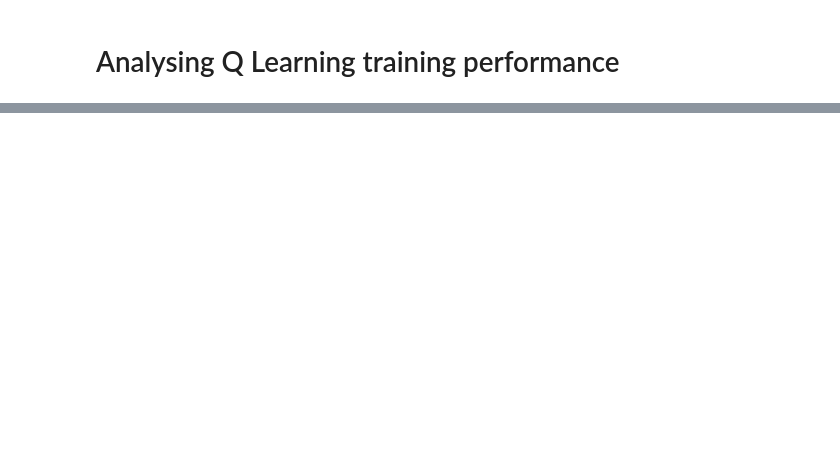
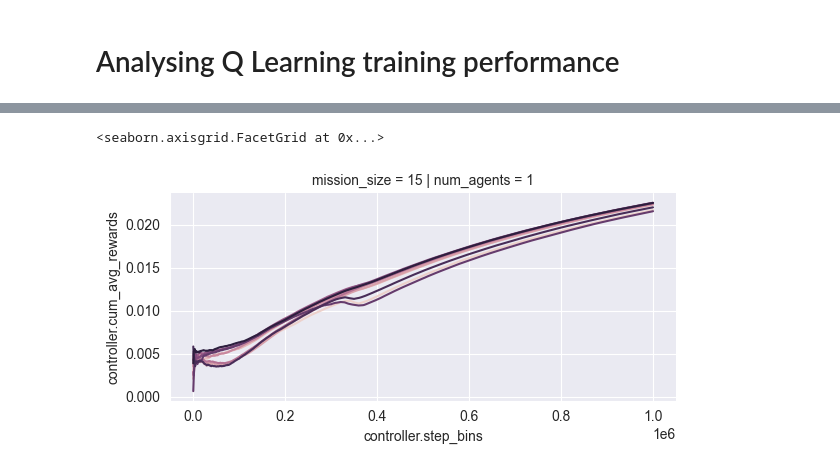
Before and after one commit to Thlamz/gradys-simple-simulation, a Jupyter notebook: analysis/result_analysis.ipynb, the cells around one changed output, grey strips where cells are left out. Saved outputs shown, nothing was run; the diff lists cells and outputs as text; code cells hidden in the pictures; blank space fills up the shorter version.

```diff
--- a/analysis/result_analysis.ipynb
+++ b/analysis/result_analysis.ipynb
@@ -81,0 +84,6 @@ plt.show()
+# %%
+q_learning_training = result_df[result_df['training']]
+# %%
+q_learning_training_exploded = q_learning_training.explode(['controller.cum_avg_rewards', 'controller.losses', 'controller.epsilons', 'controller.step_bins'])
+q_learning_training_exploded.reset_index(names='step', inplace=True)
+q_learning_training_exploded
@@ -81,0 +104,6 @@ plt.show()
+# %%
+grid = sns.FacetGrid(q_learning_training_exploded, row='mission_size', col='num_agents', aspect=2)
+grid.map_dataframe(sns.lineplot, x='controller.step_bins', y='controller.cum_avg_rewards', hue='repetitions')
+# %% [output]
+<seaborn.axisgrid.FacetGrid at 0x...>
+[figure, added]
```
Also changed, not shown: parts of 8 cells of this notebook, 2 other files.
